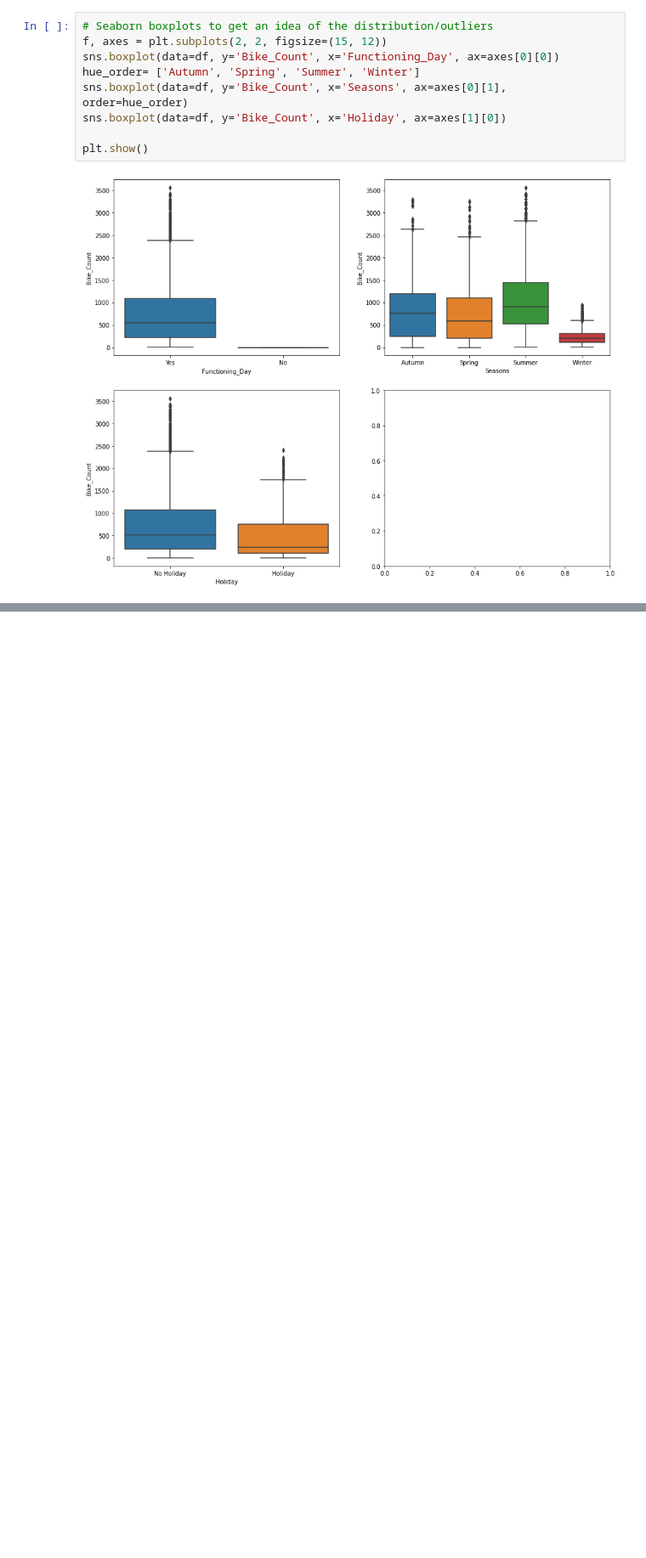
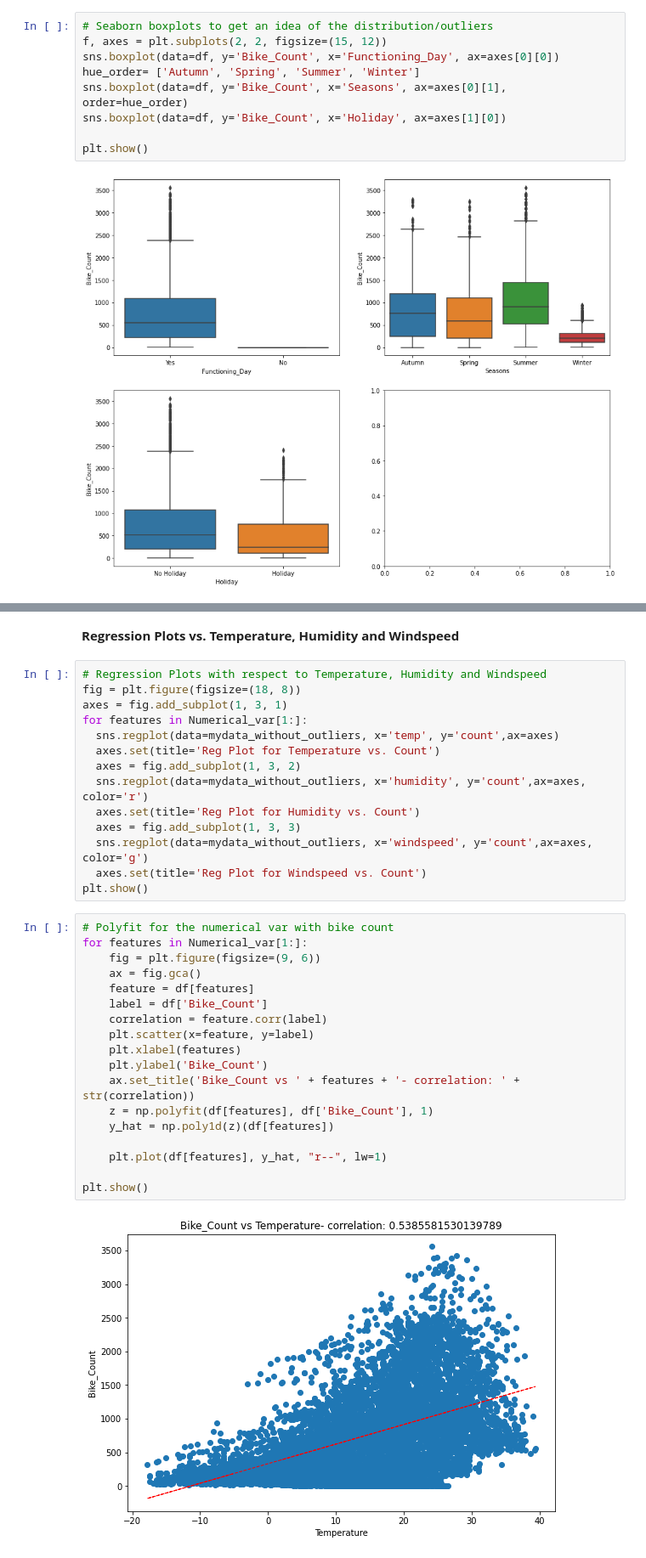
Before and after one commit to junaiskv94/Bike-SHaring-Demand-Prediction, a Jupyter notebook: Bike_Sharing_Demand_Prediction_Capstone_Project.ipynb, the cells around one changed output, grey strips where cells are left out. Shown at 85% size. Drawn from its saved outputs; the diff is of its cells as text; blank space fills up the shorter version.

```diff
--- a/Bike_Sharing_Demand_Prediction_Capstone_Project.ipynb
+++ b/Bike_Sharing_Demand_Prediction_Capstone_Project.ipynb
@@ -377,0 +432,36 @@ plt.show()
+# %% [markdown]
+**Regression Plots vs. Temperature, Humidity and Windspeed**
+# %%
+# Regression Plots with respect to Temperature, Humidity and Windspeed
+fig = plt.figure(figsize=(18, 8))
+axes = fig.add_subplot(1, 3, 1)
+for features in Numerical_var[1:]:
+  sns.regplot(data=mydata_without_outliers, x='temp', y='count',ax=axes)
+  axes.set(title='Reg Plot for Temperature vs. Count')
+  axes = fig.add_subplot(1, 3, 2)
+  sns.regplot(data=mydata_without_outliers, x='humidity', y='count',ax=axes, color='r')
+  axes.set(title='Reg Plot for Humidity vs. Count')
+  axes = fig.add_subplot(1, 3, 3)
+  sns.regplot(data=mydata_without_outliers, x='windspeed', y='count',ax=axes, color='g')
+  axes.set(title='Reg Plot for Windspeed vs. Count')
+plt.show()
+# %%
+# Polyfit for the numerical var with bike count
+for features in Numerical_var[1:]:
+    fig = plt.figure(figsize=(9, 6))
+    ax = fig.gca()
+    feature = df[features]
+    label = df['Bike_Count']
+    correlation = feature.corr(label)
+    plt.scatter(x=feature, y=label)
+    plt.xlabel(features)
+    plt.ylabel('Bike_Count')
+    ax.set_title('Bike_Count vs ' + features + '- correlation: ' + str(correlation))
+    z = np.polyfit(df[features], df['Bike_Count'], 1)
+    y_hat = np.poly1d(z)(df[features])
+
+    plt.plot(df[features], y_hat, "r--", lw=1)
+
+plt.show()
+# %% [output]
+[figure, added]
```
Also changed, not shown: parts of 27 cells of this notebook.
